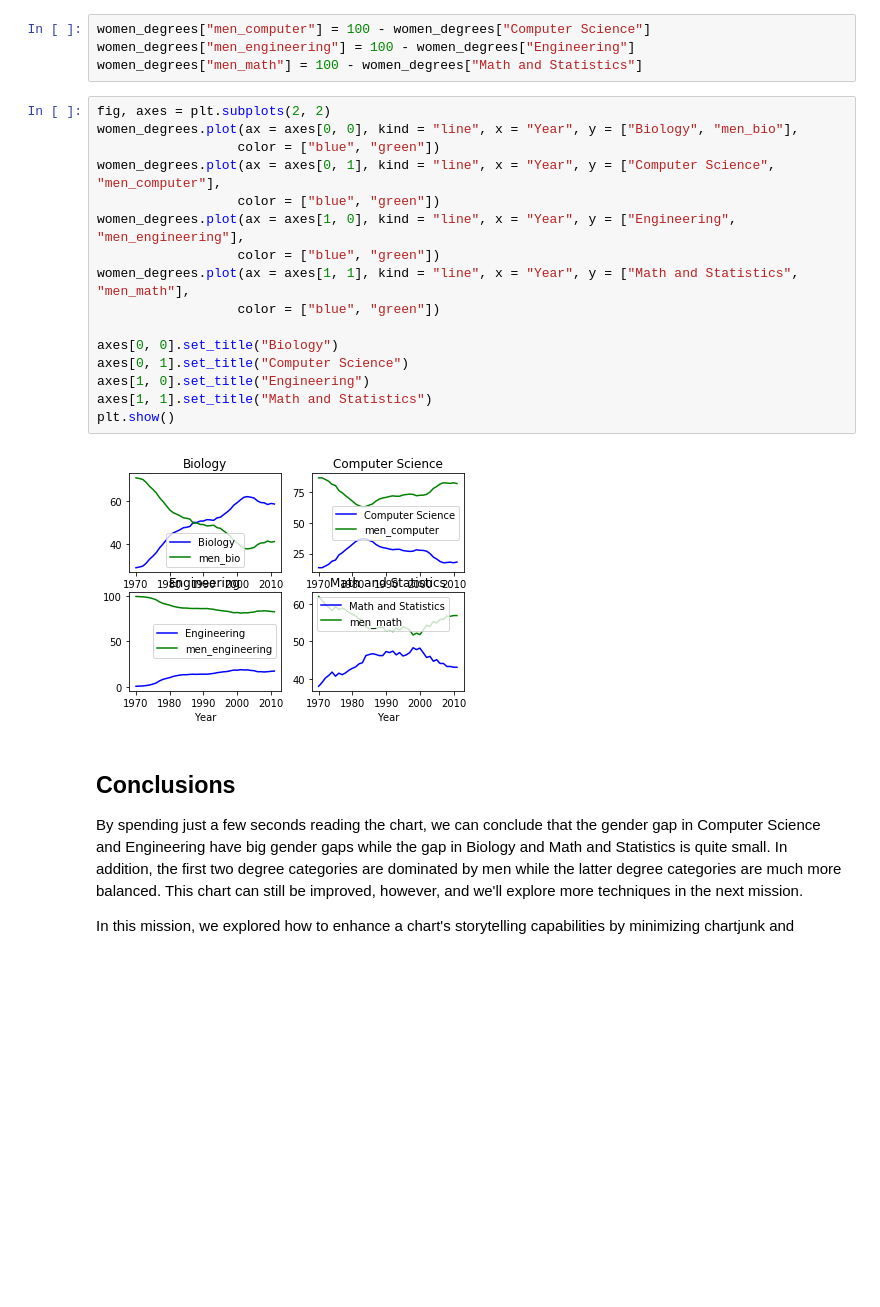
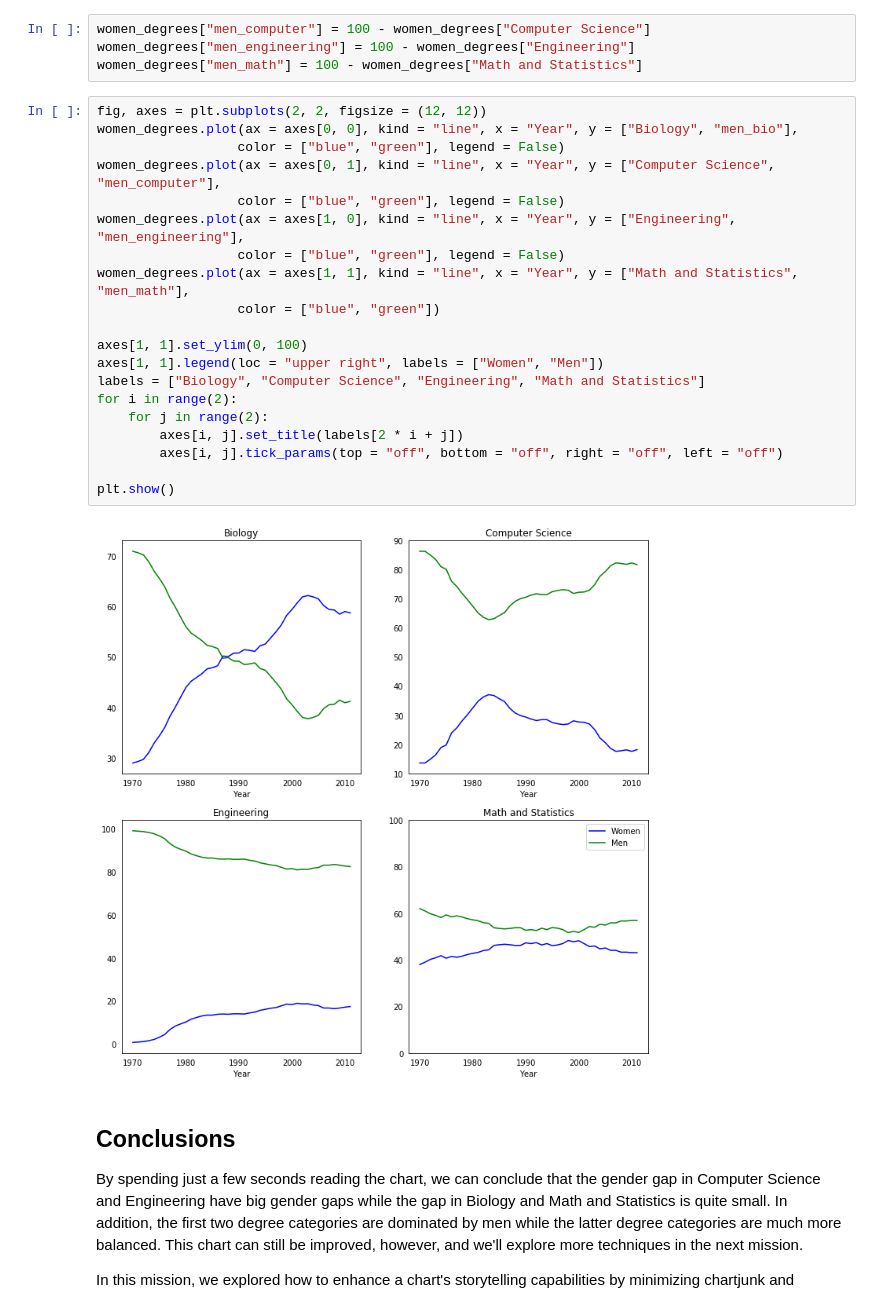
Before and after one commit to CarlosEduard0/probabilidade-2018.1, a Jupyter notebook: Aula 14 - Visualização Exploratória de Dados I/ Exploratory Data Visualization I.ipynb, the cells around one changed output. Saved outputs shown, nothing was run; the diff lists cells and outputs as text; blank space fills up the shorter version.

```diff
--- a/Aula 14 - Visualização Exploratória de Dados I/ Exploratory Data Visualization I.ipynb
+++ b/Aula 14 - Visualização Exploratória de Dados I/ Exploratory Data Visualization I.ipynb
@@ -247,23 +247,27 @@ women_degrees["men_computer"] = 100 - women_degrees["Computer Science"]
 women_degrees["men_engineering"] = 100 - women_degrees["Engineering"]
 women_degrees["men_math"] = 100 - women_degrees["Math and Statistics"]
 # %%
-fig, axes = plt.subplots(2, 2)
+fig, axes = plt.subplots(2, 2, figsize = (12, 12))
 women_degrees.plot(ax = axes[0, 0], kind = "line", x = "Year", y = ["Biology", "men_bio"],
-                  color = ["blue", "green"])
+                  color = ["blue", "green"], legend = False)
 women_degrees.plot(ax = axes[0, 1], kind = "line", x = "Year", y = ["Computer Science", "men_computer"],
-                  color = ["blue", "green"])
+                  color = ["blue", "green"], legend = False)
 women_degrees.plot(ax = axes[1, 0], kind = "line", x = "Year", y = ["Engineering", "men_engineering"],
-                  color = ["blue", "green"])
+                  color = ["blue", "green"], legend = False)
 women_degrees.plot(ax = axes[1, 1], kind = "line", x = "Year", y = ["Math and Statistics", "men_math"],
                   color = ["blue", "green"])
 
-axes[0, 0].set_title("Biology")
-axes[0, 1].set_title("Computer Science")
-axes[1, 0].set_title("Engineering")
-axes[1, 1].set_title("Math and Statistics")
+axes[1, 1].set_ylim(0, 100)
+axes[1, 1].legend(loc = "upper right", labels = ["Women", "Men"])
+labels = ["Biology", "Computer Science", "Engineering", "Math and Statistics"]
+for i in range(2):
+    for j in range(2):
+        axes[i, j].set_title(labels[2 * i + j])
+        axes[i, j].tick_params(top = "off", bottom = "off", right = "off", left = "off")
+
 plt.show()
 # %% [output]
-[figure, old version]
+[figure, new version]
 # %% [markdown]
 ## Conclusions
 
```
Also changed, not shown: parts of 1 cell of this notebook.
